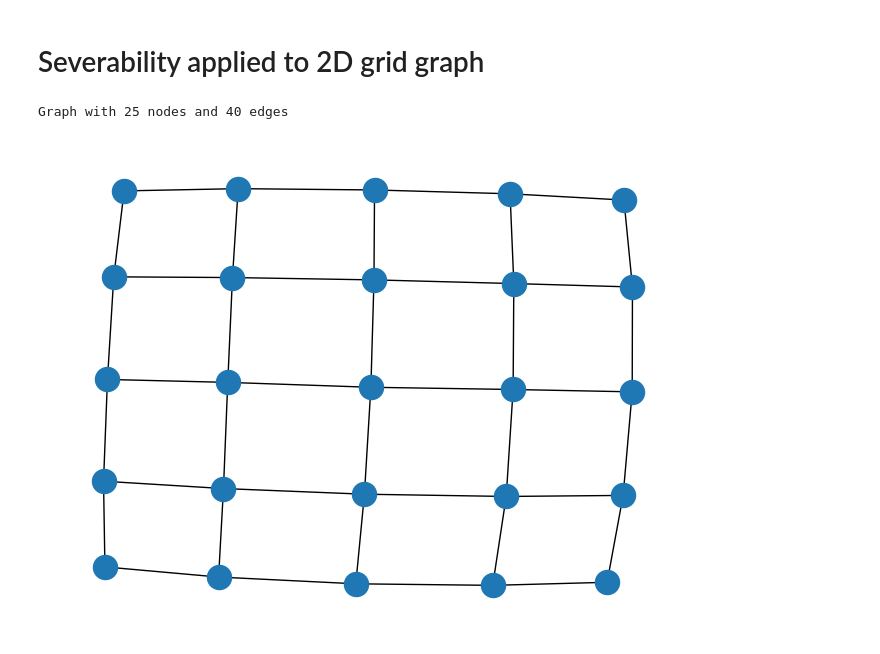
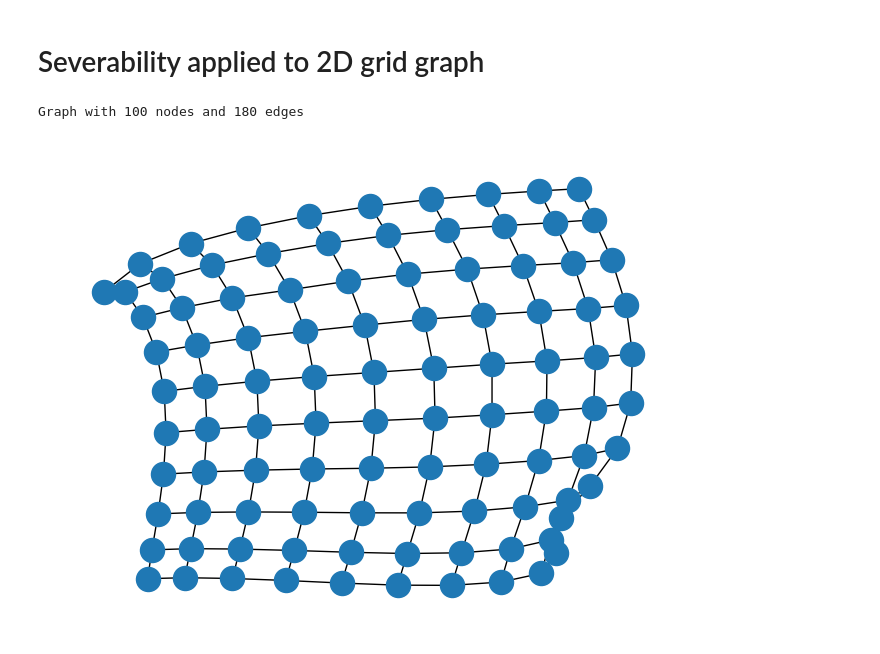
Before and after one commit to barahona-research-group/severability, a Jupyter notebook: notebooks/Example_3.ipynb, the cells around one changed output. Saved outputs shown, nothing was run; the diff lists cells and outputs as text; code cells hidden in the pictures.

```diff
--- a/notebooks/Example_3.ipynb
+++ b/notebooks/Example_3.ipynb
@@ -10,12 +10,12 @@ import severability
 # Severability applied to 2D grid graph
 # %%
 # get 2D grid graph
-G = nx.grid_2d_graph(5,5)
+G = nx.grid_2d_graph(10,10)
 print(G)
 nx.draw(G)
 # %% [output]
-Graph with 25 nodes and 40 edges
+Graph with 100 nodes and 180 edges
-[figure, old version]
+[figure, new version]
 # %%
 # get adjacency matrix and convert to np.matrix
 A = nx.to_numpy_array(G)
```
Also changed, not shown: parts of 3 cells of this notebook, 4 other files.
